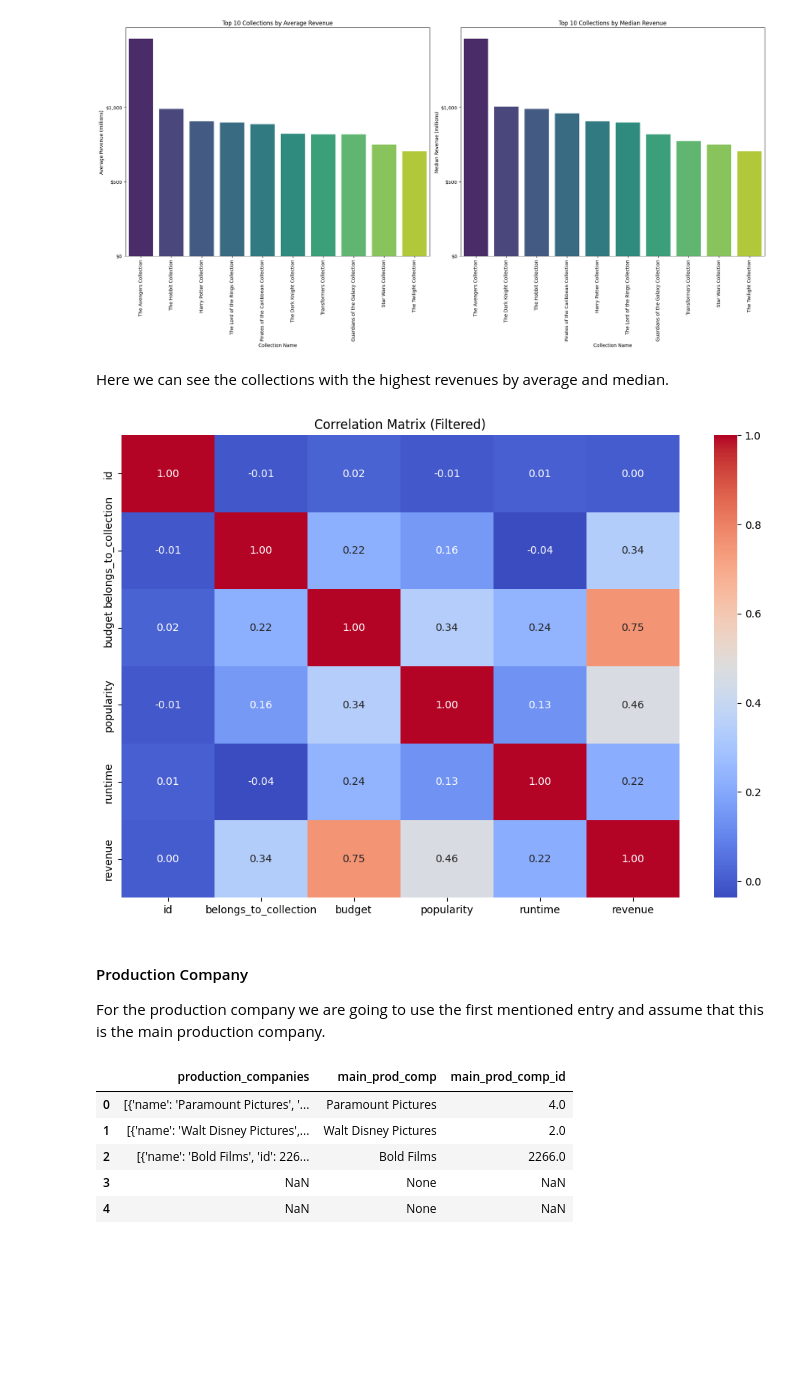
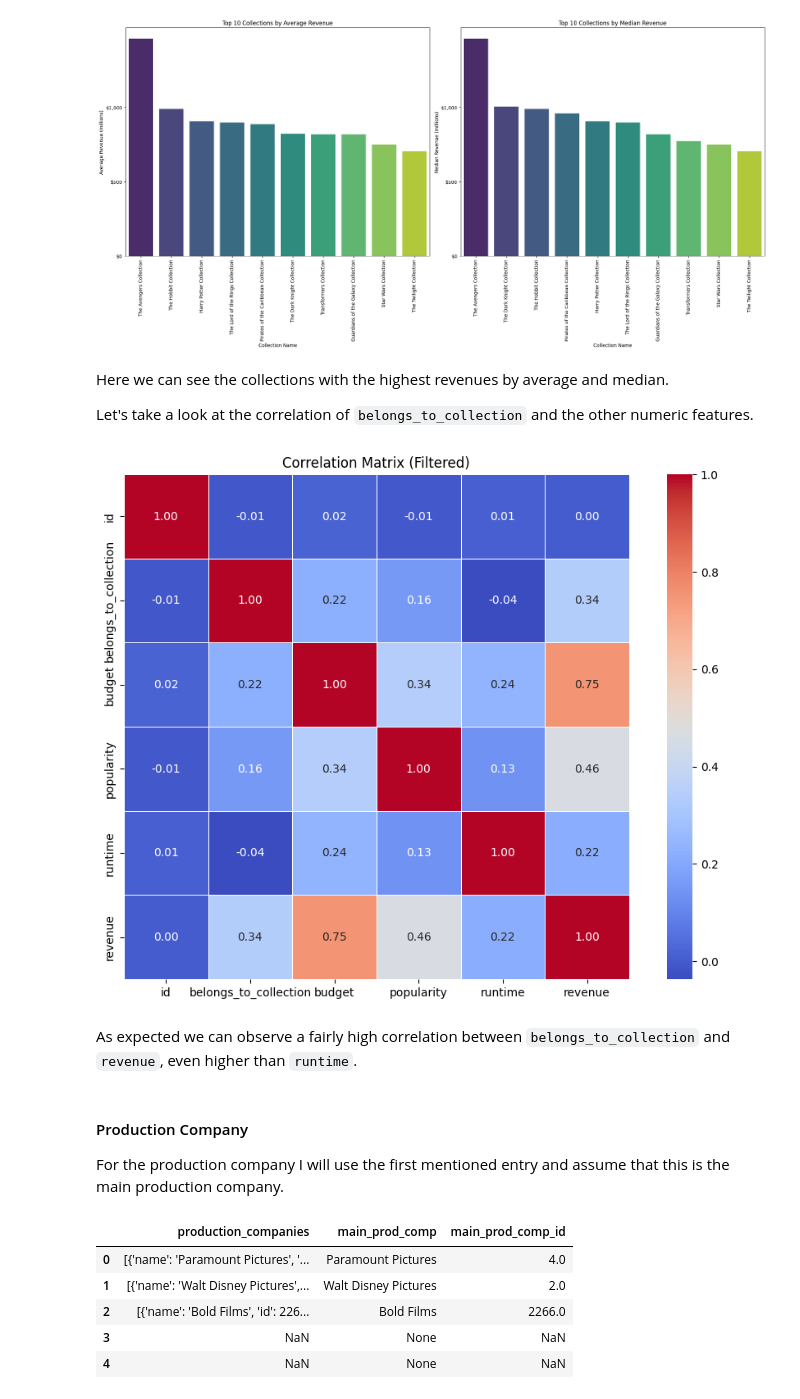
Before and after one commit to 1oannis/tmdb-machine-learning, a Jupyter notebook: tmdb.ipynb, the cells around one changed output. Drawn from its saved outputs; the diff is of its cells as text; code cells hidden in the pictures; blank space fills up the shorter version.

```diff
--- a/tmdb.ipynb
+++ b/tmdb.ipynb
@@ -362,26 +366,27 @@ plt.show()
 [figure]
 # %% [markdown]
 Here we can see the collections with the highest revenues by average and median.
+
+Let's take a look at the correlation of `belongs_to_collection` and the other numeric features.
 # %%
 # Select only numeric columns for correlation matrix
 numeric_cols = train.select_dtypes(include=[np.number])
 
 # Calculate the correlation matrix
 corr_matrix = numeric_cols.corr()
 
-# Filter the correlation matrix to include only variables with correlation higher than 0.1 with revenue
-filtered_corr_matrix = corr_matrix[corr_matrix['revenue'].abs() >= 0]
-
 plt.figure(figsize=(12, 8))
-sns.heatmap(filtered_corr_matrix, annot=True, fmt=".2f", cmap="coolwarm")
+sns.heatmap(corr_matrix, annot=True, fmt=".2f", cmap="coolwarm", cbar=True, square=True, linewidths=0.5)
 plt.title('Correlation Matrix (Filtered)')
 plt.show()
 # %% [output]
-[figure, old version]
+[figure, new version]
+# %% [markdown]
+As expected we can observe a fairly high correlation between `belongs_to_collection` and `revenue`, even higher than `runtime`.
 # %% [markdown]
 #### Production Company
 
-For the production company we are going to use the first mentioned entry and assume that this is the main production company.
+For the production company I will use the first mentioned entry and assume that this is the main production company.
 # %%
 # Function to extract the first production company name and id
 def extract_main_production_company_info(companies):
```
Also changed, not shown: parts of 22 cells of this notebook.
